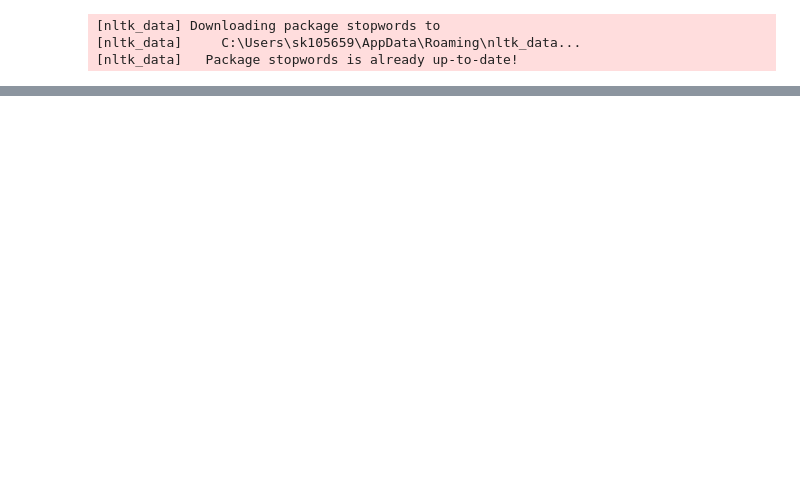
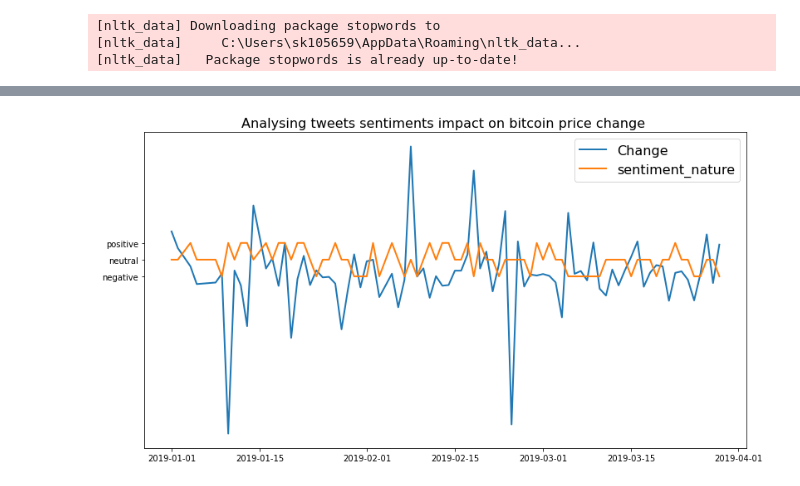
Before and after one commit to sachin376/learning-bigdata-project3-crypto_tweets_analysis, a Jupyter notebook: Project_crypto_tweets_analysis_v1.ipynb, the cells around one changed output, grey strips where cells are left out. Saved outputs shown, nothing was run; the diff lists cells and outputs as text; code cells hidden in the pictures; blank space fills up the shorter version.

```diff
--- a/Project_crypto_tweets_analysis_v1.ipynb
+++ b/Project_crypto_tweets_analysis_v1.ipynb
@@ -494,0 +713,13 @@ def get_tweet_sentiment(tweet):
+# %%
+def filter_by_daterange(df, start_date, end_date):
+    filtered_date_range = (df.index >= start_date) & (df.index <= end_date)
+    return df[filtered_date_range]
+
+
+start_date = pd.to_datetime("2019-01-01").date()
+end_date = pd.to_datetime("2019-03-29").date()
+analysing_filtered = filter_by_daterange(analysis, start_date, end_date)
+
+plot_two_lines(analysing_filtered['Change'], analysing_filtered['sentiment_nature'], 'Change', 'sentiment_nature', title='Analysing tweets sentiments impact on bitcoin price change ')
+# %% [output]
+[figure, added]
```
Also changed, not shown: parts of 18 cells of this notebook.
